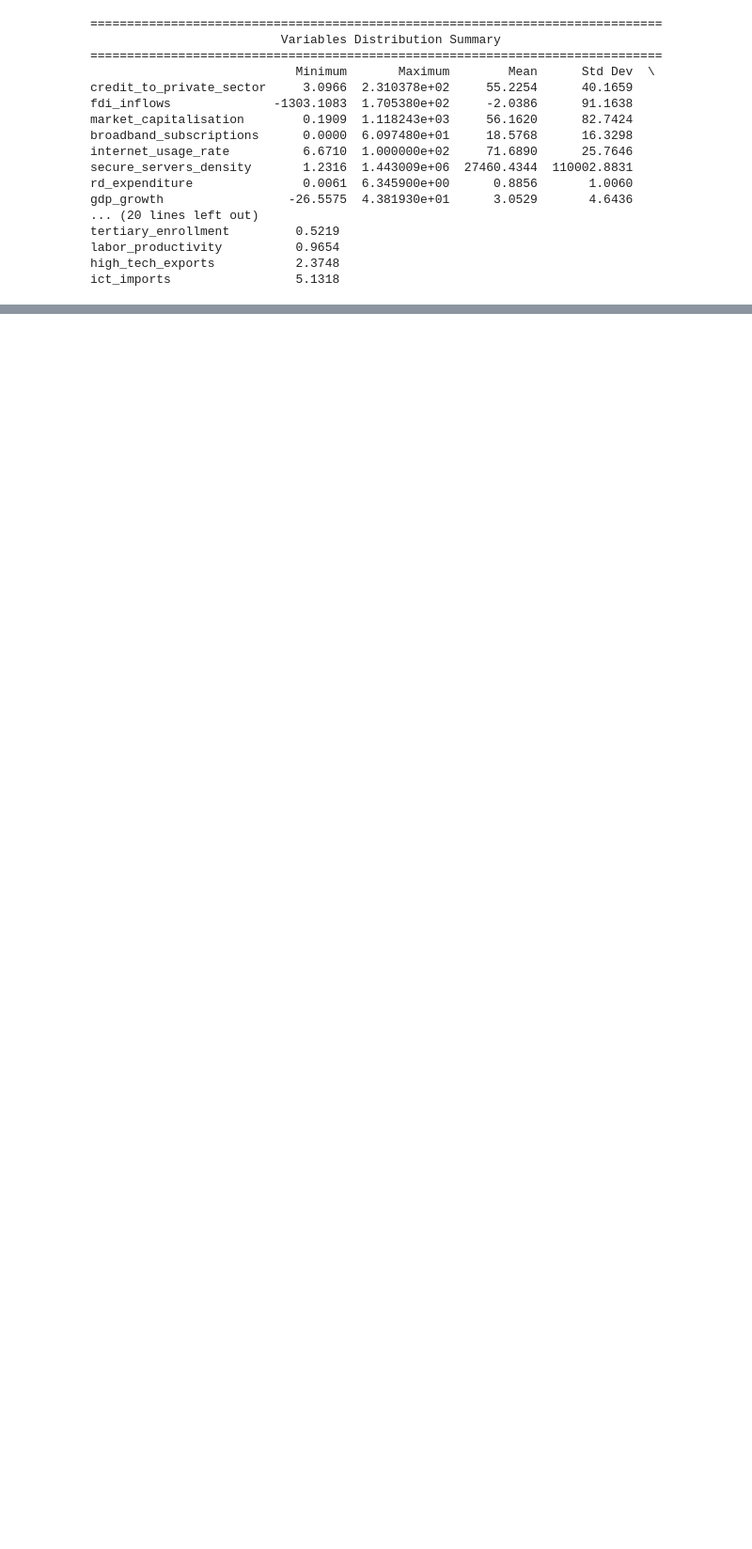
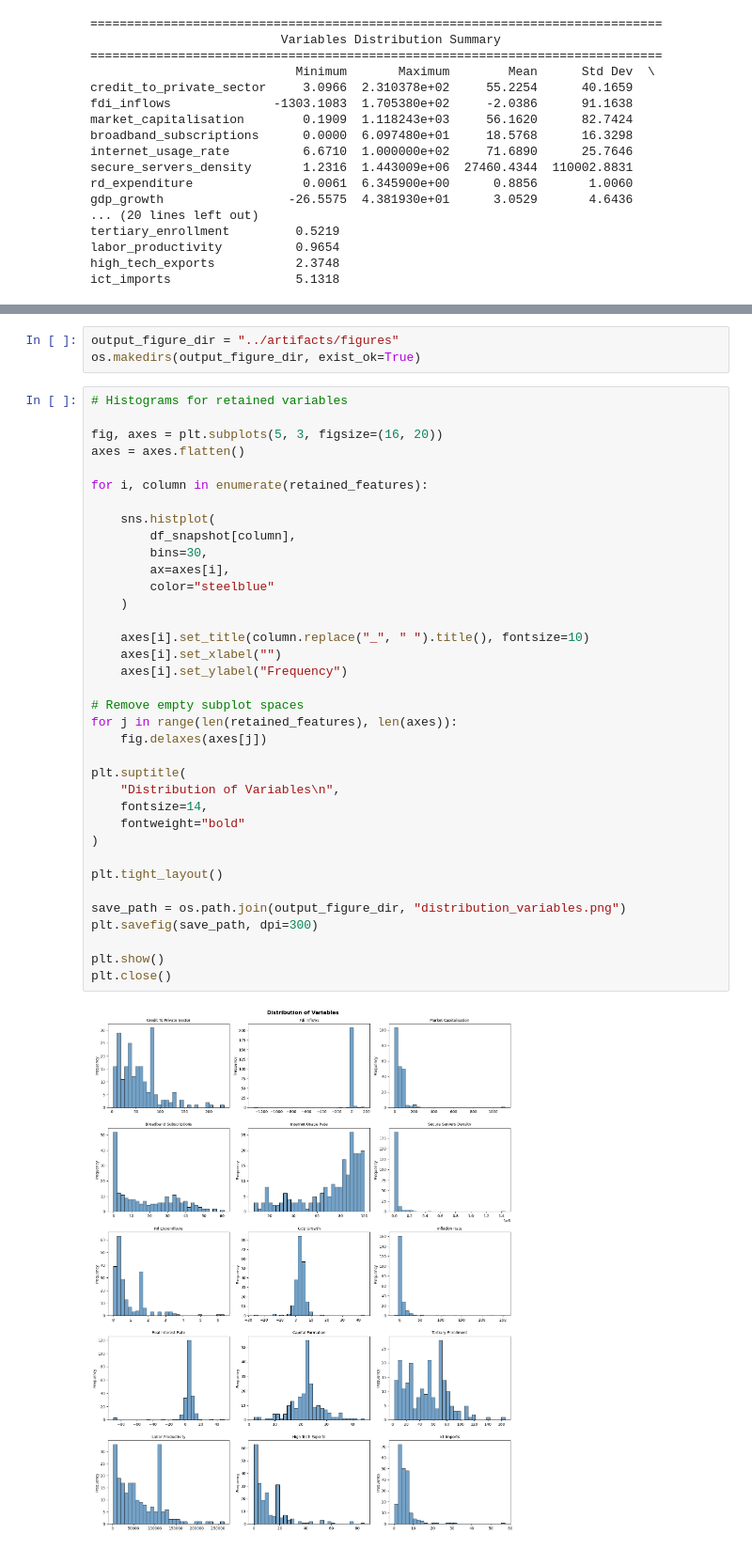
Before and after one commit to henryelga/Startup_Viability_Index, a Jupyter notebook: notebooks/05_normalisation.ipynb, the cells around one changed output, grey strips where cells are left out. Shown at 94% size. Cells and saved outputs as stored; diff of their text form; blank space fills up the shorter version.

Commit message:
📊 Plot distribution of variables

```diff
--- a/notebooks/05_normalisation.ipynb
+++ b/notebooks/05_normalisation.ipynb
@@ -84,0 +109,41 @@ ict_imports                 5.1318
+# %%
+output_figure_dir = "../artifacts/figures"
+os.makedirs(output_figure_dir, exist_ok=True)
+# %%
+# Histograms for retained variables
+
+fig, axes = plt.subplots(5, 3, figsize=(16, 20))
+axes = axes.flatten()
+
+for i, column in enumerate(retained_features):
+
+    sns.histplot(
+        df_snapshot[column],
+        bins=30,
+        ax=axes[i],
+        color="steelblue"
+    )
+
+    axes[i].set_title(column.replace("_", " ").title(), fontsize=10)
+    axes[i].set_xlabel("")
+    axes[i].set_ylabel("Frequency")
+
+# Remove empty subplot spaces
+for j in range(len(retained_features), len(axes)):
+    fig.delaxes(axes[j])
+
+plt.suptitle(
+    "Distribution of Variables\n",
+    fontsize=14,
+    fontweight="bold"
+)
+
+plt.tight_layout()
+
+save_path = os.path.join(output_figure_dir, "distribution_variables.png")
+plt.savefig(save_path, dpi=300)
+
+plt.show()
+plt.close()
+# %% [output]
+[figure, added]
```
Also changed, not shown: parts of 2 cells of this notebook, 1 other file.
